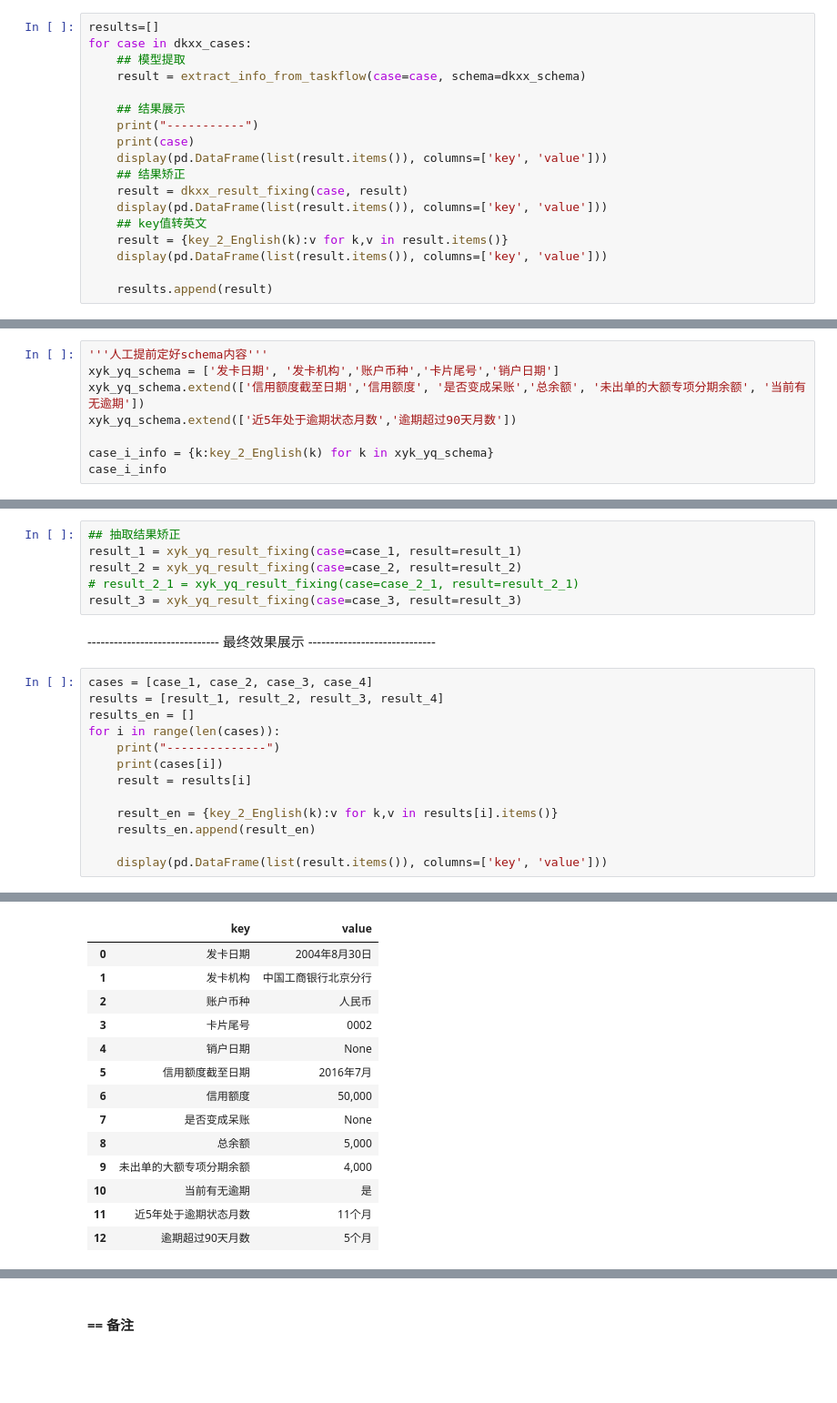
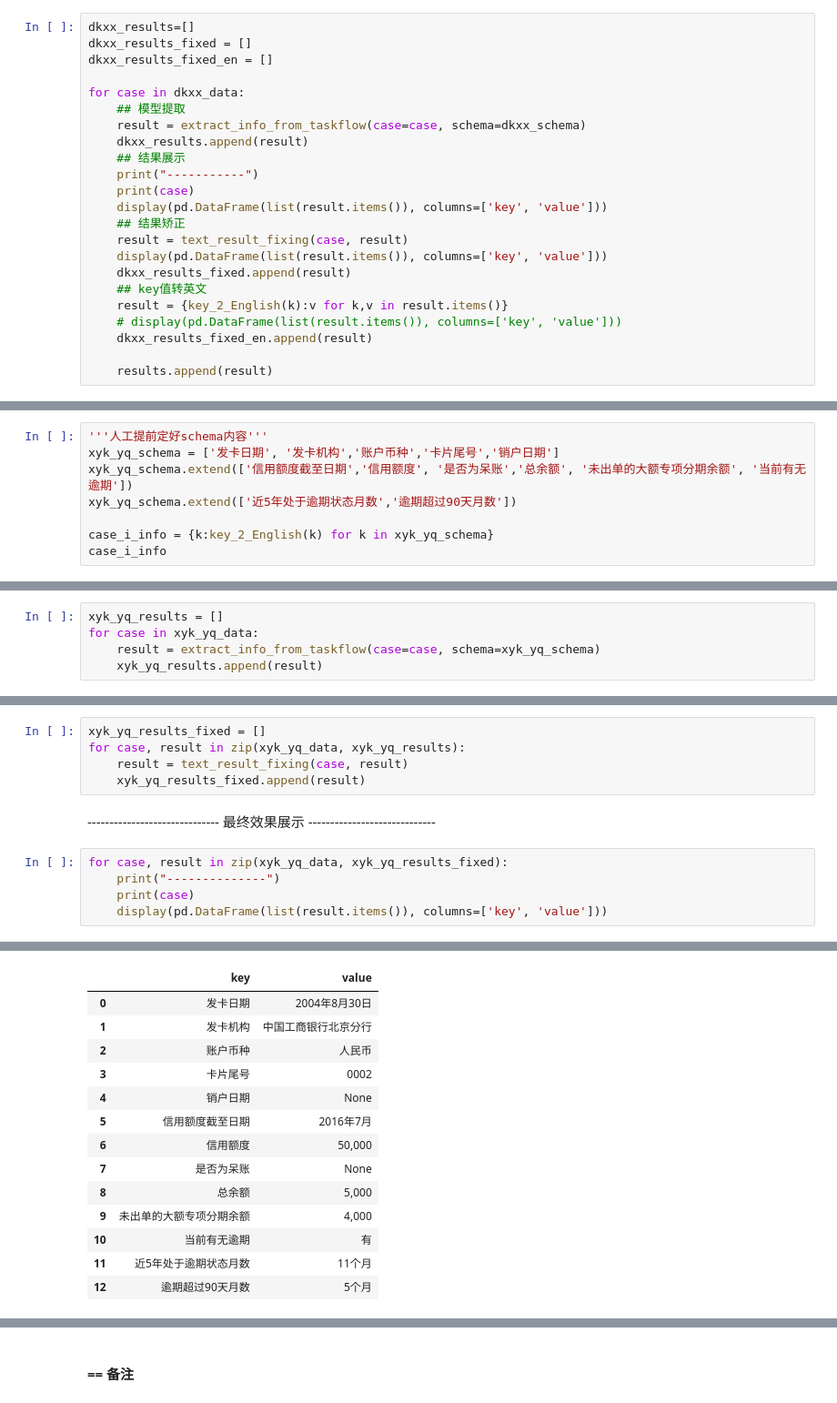
Before and after one commit to Arnoldzyf/knowledge_extraction_from_credit_reports, a Jupyter notebook: 4_简版方案验证.ipynb, the cells around one changed output, grey strips where cells are left out. Shown at 91% size. Drawn from its saved outputs; the diff is of its cells as text; blank space fills up the shorter version.

```diff
--- a/4_简版方案验证.ipynb
+++ b/4_简版方案验证.ipynb
@@ -920,19 +1049,24 @@ def dkxx_result_fixing(case, result):
 # %%
-results=[]
-for case in dkxx_cases:
+dkxx_results=[]
+dkxx_results_fixed = []
+dkxx_results_fixed_en = []
+
+for case in dkxx_data:
     ## 模型提取
     result = extract_info_from_taskflow(case=case, schema=dkxx_schema)
-
+    dkxx_results.append(result)
     ## 结果展示
     print("-----------")
     print(case)
     display(pd.DataFrame(list(result.items()), columns=['key', 'value']))
     ## 结果矫正
-    result = dkxx_result_fixing(case, result)
+    result = text_result_fixing(case, result)
     display(pd.DataFrame(list(result.items()), columns=['key', 'value']))
+    dkxx_results_fixed.append(result)
     ## key值转英文
     result = {key_2_English(k):v for k,v in result.items()}
-    display(pd.DataFrame(list(result.items()), columns=['key', 'value']))
+    # display(pd.DataFrame(list(result.items()), columns=['key', 'value']))
+    dkxx_results_fixed_en.append(result)
 
     results.append(result)
 # %% [output]
@@ -1086,7 +1207,7 @@ xyk_yq_data
 # %%
 '''人工提前定好schema内容'''
 xyk_yq_schema = ['发卡日期', '发卡机构','账户币种','卡片尾号','销户日期']
-xyk_yq_schema.extend(['信用额度截至日期','信用额度', '是否变成呆账','总余额', '未出单的大额专项分期余额', '当前有无逾期'])
+xyk_yq_schema.extend(['信用额度截至日期','信用额度', '是否为呆账','总余额', '未出单的大额专项分期余额', '当前有无逾期'])
 xyk_yq_schema.extend(['近5年处于逾期状态月数','逾期超过90天月数'])
 
 case_i_info = {k:key_2_English(k) for k in xyk_yq_schema}
@@ -1136,4 +1257,9 @@ update_trans_dict("发生过逾期的贷记卡账户明细如下", "credit_card_
 #### == 案例执行结果
 # %% [markdown]
 ------------------------------ 模型抽取 ----------------------------------
+# %%
+xyk_yq_results = []
+for case in xyk_yq_data:
+    result = extract_info_from_taskflow(case=case, schema=xyk_yq_schema)
+    xyk_yq_results.append(result)
 # %%
@@ -1259,23 +1389,14 @@ def xyk_yq_result_fixing(case, result):
 # %%
-## 抽取结果矫正
-result_1 = xyk_yq_result_fixing(case=case_1, result=result_1)
-result_2 = xyk_yq_result_fixing(case=case_2, result=result_2)
-# result_2_1 = xyk_yq_result_fixing(case=case_2_1, result=result_2_1)
-result_3 = xyk_yq_result_fixing(case=case_3, result=result_3)
+xyk_yq_results_fixed = []
+for case, result in zip(xyk_yq_data, xyk_yq_results):
+    result = text_result_fixing(case, result)
+    xyk_yq_results_fixed.append(result)
 # %% [markdown]
 ------------------------------ 最终效果展示 -----------------------------
 # %%
-cases = [case_1, case_2, case_3, case_4]
-results = [result_1, result_2, result_3, result_4]
-results_en = []
-for i in range(len(cases)):
+for case, result in zip(xyk_yq_data, xyk_yq_results_fixed):
     print("--------------")
-    print(cases[i])
-    result = results[i]
-
-    result_en = {key_2_English(k):v for k,v in results[i].items()}
-    results_en.append(result_en)
-
+    print(case)
     display(pd.DataFrame(list(result.items()), columns=['key', 'value']))
 # %% [output]
 --------------
@@ -1292,22 +1413,22 @@ for i in range(len(cases)):
 | 8 | 总余额 | 500 |
 | 9 | 未出单的大额专项分期余额 | None |
 | 10 | 当前有无逾期 | None |
 | 11 | 近5年处于逾期状态月数 | None |
 | 12 | 逾期超过90天月数 | None |
 --------------
 2004年8月30日中国工商银行北京分行发放的贷记卡（人民币账户，卡片尾号：0002）。截至2016年7月，信用额度50,000，余额5,000（含未出单的大额专项分期余额4,000），当前有逾期。最近5年内有11个月处于逾期状态，其中5个月逾期超过90天。
 |  | key | value |
 | 0 | 发卡日期 | 2004年8月30日 |
 | 1 | 发卡机构 | 中国工商银行北京分行 |
 | 2 | 账户币种 | 人民币 |
 | 3 | 卡片尾号 | 0002 |
 | 4 | 销户日期 | None |
 | 5 | 信用额度截至日期 | 2016年7月 |
 | 6 | 信用额度 | 50,000 |
-| 7 | 是否变成呆账 | None |
+| 7 | 是否为呆账 | None |
 | 8 | 总余额 | 5,000 |
 | 9 | 未出单的大额专项分期余额 | 4,000 |
-| 10 | 当前有无逾期 | 是 |
+| 10 | 当前有无逾期 | 有 |
 | 11 | 近5年处于逾期状态月数 | 11个月 |
 | 12 | 逾期超过90天月数 | 5个月 |
 --------------
```
Also changed, not shown: parts of 57 cells of this notebook, 7 other files.
